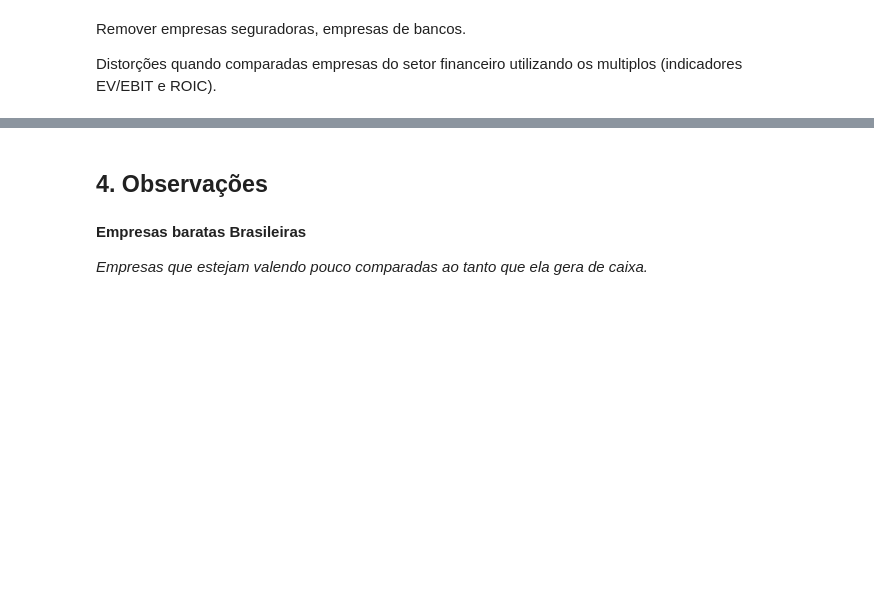
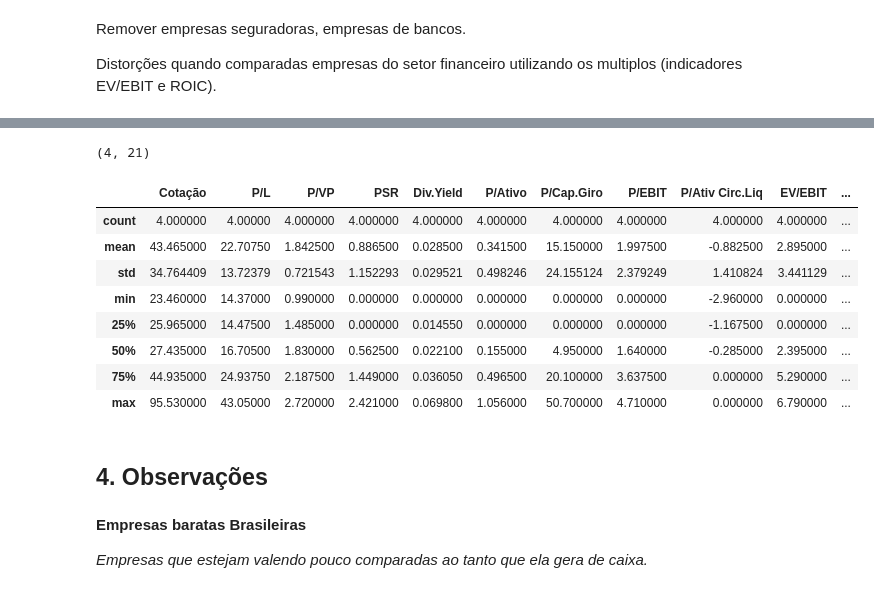
Before and after one commit to devscie/PythonFinance, a Jupyter notebook: 08_Python_Finance.ipynb, the cells around one changed output, grey strips where cells are left out. Drawn from its saved outputs; the diff is of its cells as text; code cells hidden in the pictures; blank space fills up the shorter version.

```diff
--- a/08_Python_Finance.ipynb
+++ b/08_Python_Finance.ipynb
@@ -171,0 +226,3 @@ Distorções quando comparadas empresas do setor financeiro utilizando os multip
+# %%
+df = df[df['Liq.2meses'] > 1000000000]
+df
@@ -172,3 +235,19 @@ Distorções quando comparadas empresas do setor financeiro utilizando os multip
+# %%
+df.shape
+# %% [output]
+(4, 21)
+# %%
+df.describe()
+# %% [output]
+|  | Cotação | P/L | P/VP | PSR | Div.Yield | P/Ativo | P/Cap.Giro | P/EBIT | P/Ativ Circ.Liq | EV/EBIT | ... |
+| count | 4.000000 | 4.00000 | 4.000000 | 4.000000 | 4.000000 | 4.000000 | 4.000000 | 4.000000 | 4.000000 | 4.000000 | ... |
+| mean | 43.465000 | 22.70750 | 1.842500 | 0.886500 | 0.028500 | 0.341500 | 15.150000 | 1.997500 | -0.882500 | 2.895000 | ... |
+| std | 34.764409 | 13.72379 | 0.721543 | 1.152293 | 0.029521 | 0.498246 | 24.155124 | 2.379249 | 1.410824 | 3.441129 | ... |
+| min | 23.460000 | 14.37000 | 0.990000 | 0.000000 | 0.000000 | 0.000000 | 0.000000 | 0.000000 | -2.960000 | 0.000000 | ... |
+| 25% | 25.965000 | 14.47500 | 1.485000 | 0.000000 | 0.014550 | 0.000000 | 0.000000 | 0.000000 | -1.167500 | 0.000000 | ... |
+| 50% | 27.435000 | 16.70500 | 1.830000 | 0.562500 | 0.022100 | 0.155000 | 4.950000 | 1.640000 | -0.285000 | 2.395000 | ... |
+| 75% | 44.935000 | 24.93750 | 2.187500 | 1.449000 | 0.036050 | 0.496500 | 20.100000 | 3.637500 | 0.000000 | 5.290000 | ... |
+| max | 95.530000 | 43.05000 | 2.720000 | 2.421000 | 0.069800 | 1.056000 | 50.700000 | 4.710000 | 0.000000 | 6.790000 | ... |
 # %% [markdown]
 ## 4. Observações
 # %% [markdown]
```
Also changed, not shown: parts of 13 cells of this notebook.
